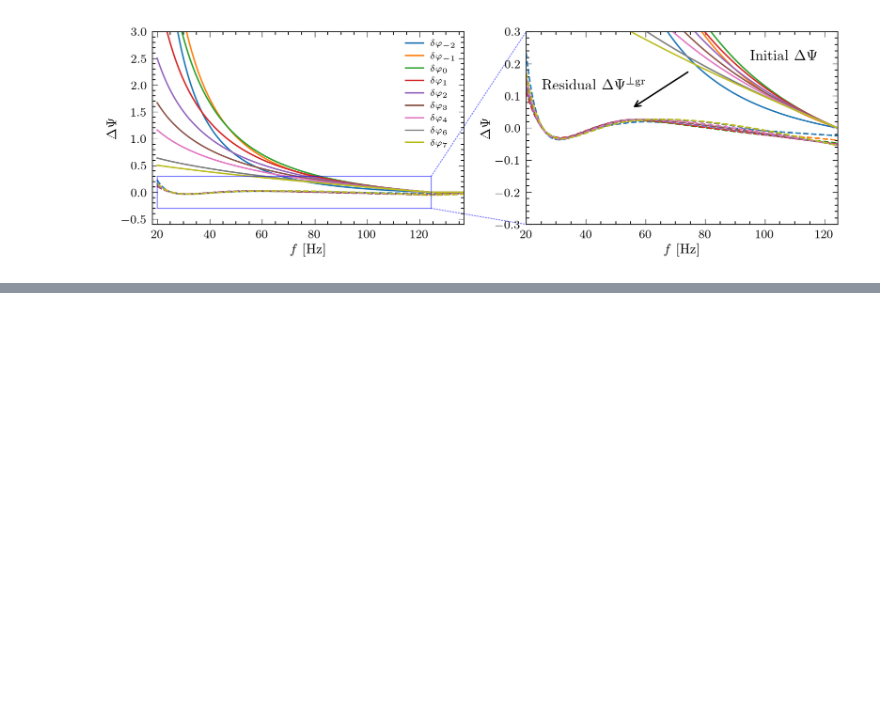
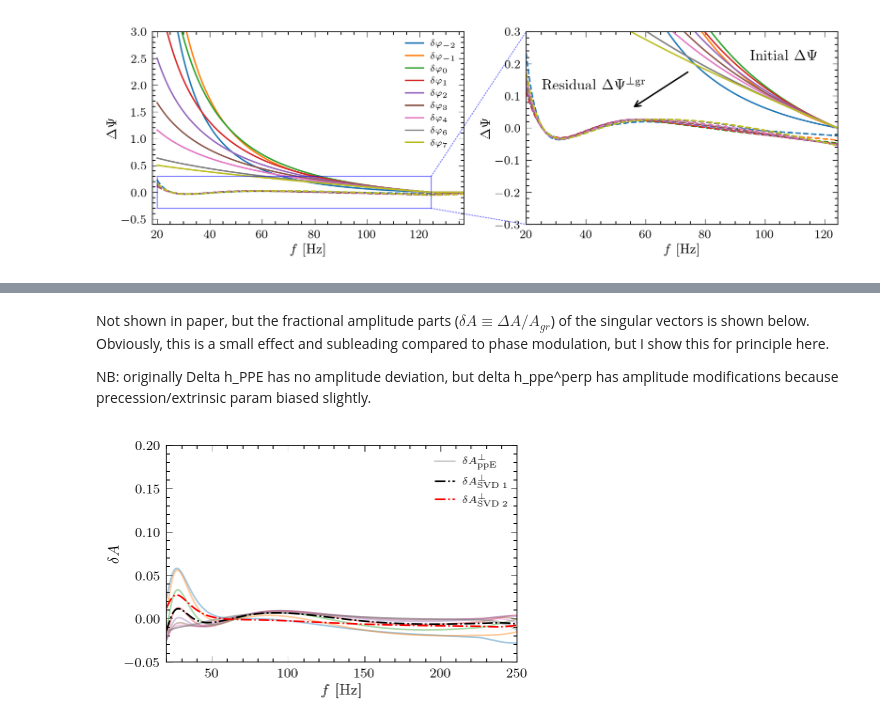
Before and after one commit to BrianCSeymour/waveform-geometry-testing-gr, a Jupyter notebook: ppe-perpendicular-plots.ipynb, the cells around one changed output, grey strips where cells are left out. Saved outputs shown, nothing was run; the diff lists cells and outputs as text; code cells hidden in the pictures; blank space fills up the shorter version.

```diff
--- a/ppe-perpendicular-plots.ipynb
+++ b/ppe-perpendicular-plots.ipynb
@@ -336,0 +403,33 @@ plt.show()
+# %% [markdown]
+Not shown in paper, but the fractional amplitude parts ($\delta A \equiv \Delta A/A_{gr}$) of the singular vectors is shown below. Obviously, this is a small effect and subleading compared to phase modulation, but I show this for principle here.
+
+NB: originally Delta h_PPE has no amplitude deviation, but delta h_ppe^perp has amplitude modifications because precession/extrinsic param biased slightly.
+# %%
+kkplt = [-2,-1,0,1, 2,3,4,6, 7]
+
+for k in kkplt:
+    res = get_stuff(k)
+    norm = res['snr_dhperp'] / snr_dhperp_plt
+    if k!=7:
+        plt.plot(obj.freqs,np.real(res["dh_perp"]["H1"] /norm/res["h"]["H1"]), alpha=0.4)
+    else:
+        plt.plot(obj.freqs, np.real(res["dh_perp"]["H1"] /norm/res["h"]["H1"]), alpha=0.4, c = "gray", label=r"$\delta A_\mathrm{ppE }^\perp$")
+
+cc = ["k","r","b","gray","m"]
+norm = np.sqrt(obj.freqs)
+for i in range(2): # printing 3 most important singular vectors
+    dpsi_svd = Vh[i][3*len(res["h"]["H1"]):4*len(res["h"]["H1"])] / weight / np.abs(res["h"]["H1"]) * s[i] / np.sqrt(len(kkplt))
+    plt.plot(obj.freqs, -dpsi_svd, label=rf"$\delta A_{{\mathrm{{SVD}}\, {i+1:d} }}^\perp$",ls = "-.",c=cc[i])
+
+
+plt.xlim(20, 250)
+plt.ylim(-0.05,0.2)
+plt.legend(loc=1)
+
+plt.xlabel(r"$f$ [Hz]")
+plt.ylabel(r"$\delta A$")
+
+
+plt.show()
+# %% [output]
+[figure, added]
```
Also changed, not shown: parts of 6 cells of this notebook, 1 other file.
